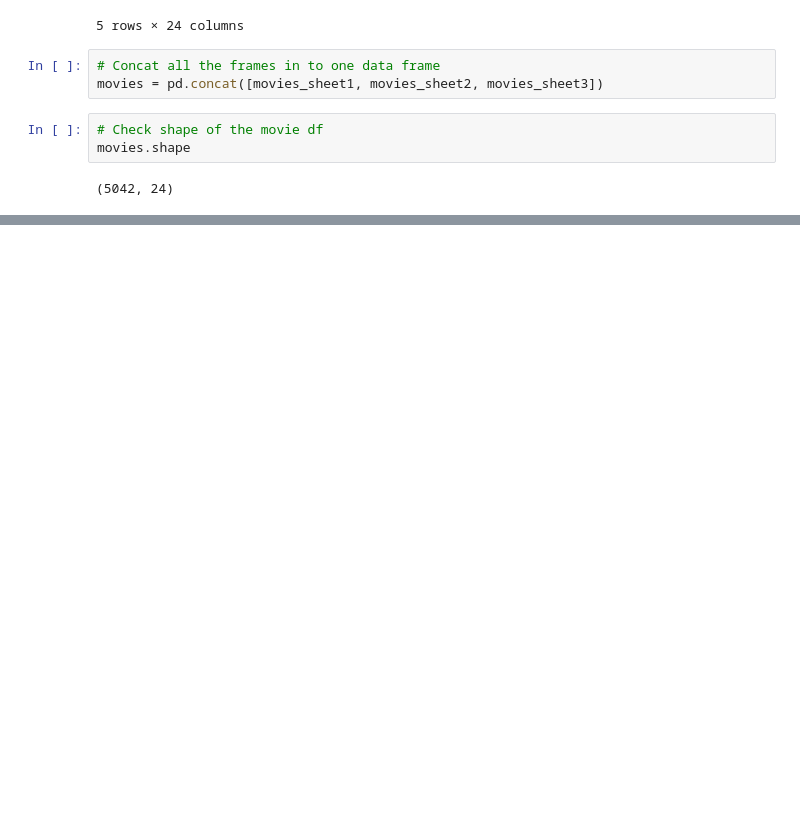
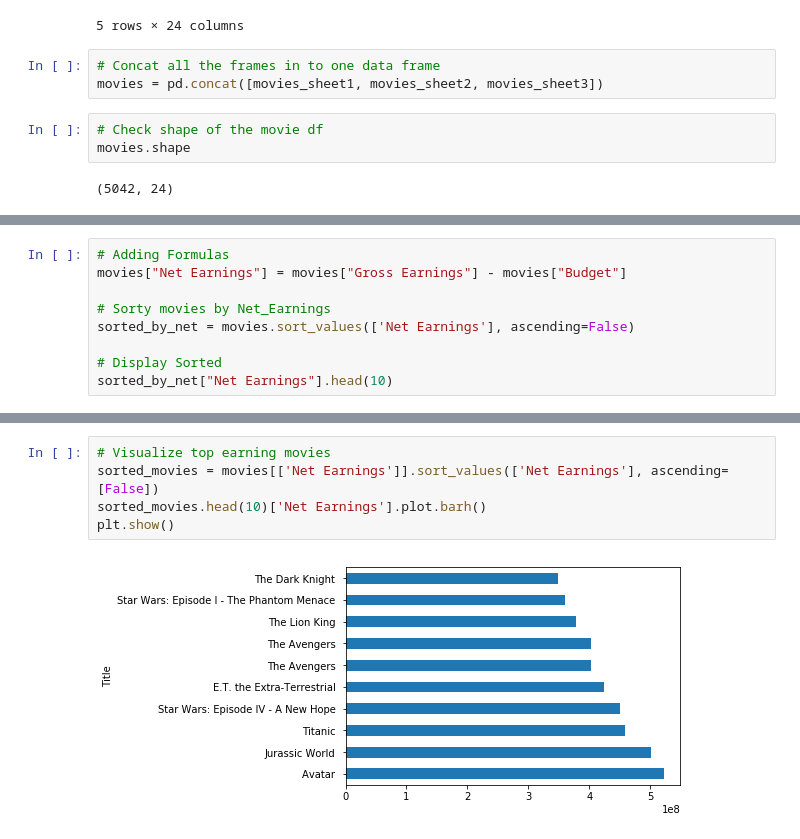
Before and after one commit to sajithbs/AnalyseMoviesDB, a Jupyter notebook: Movie_Excel_Analysis.ipynb, the cells around one changed output, grey strips where cells are left out. Drawn from its saved outputs; the diff is of its cells as text; blank space fills up the shorter version.

```diff
--- a/Movie_Excel_Analysis.ipynb
+++ b/Movie_Excel_Analysis.ipynb
@@ -62,0 +146,9 @@ movies.shape
+# %%
+# Adding Formulas
+movies["Net Earnings"] = movies["Gross Earnings"] - movies["Budget"]
+
+# Sorty movies by Net_Earnings
+sorted_by_net = movies.sort_values(['Net Earnings'], ascending=False)
+
+# Display Sorted
+sorted_by_net["Net Earnings"].head(10)
@@ -62,0 +168,7 @@ movies.shape
+# %%
+# Visualize top earning movies
+sorted_movies = movies[['Net Earnings']].sort_values(['Net Earnings'], ascending=[False])
+sorted_movies.head(10)['Net Earnings'].plot.barh()
+plt.show()
+# %% [output]
+[figure, added]
```
Also changed, not shown: parts of 27 cells of this notebook.
